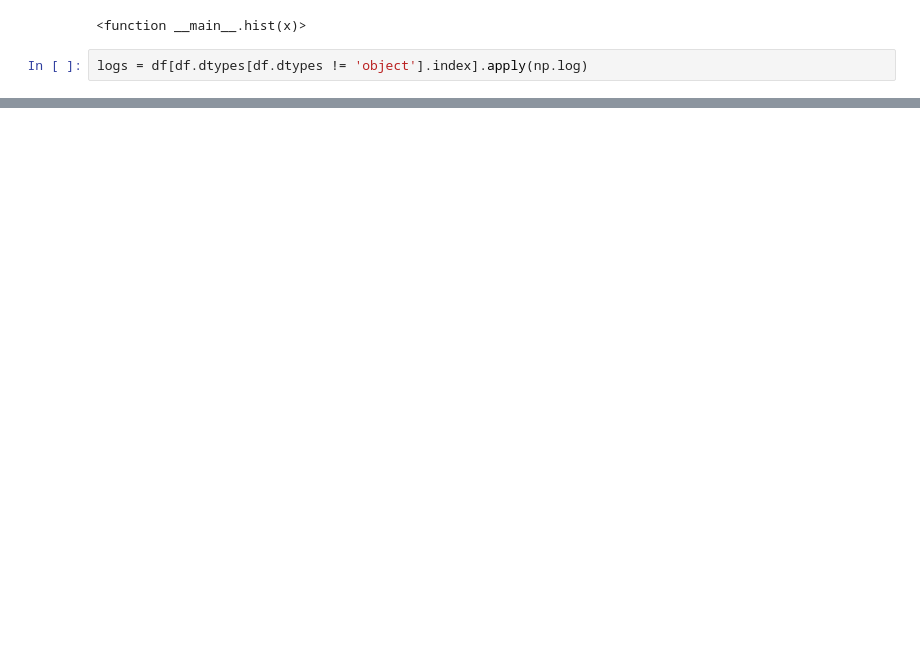
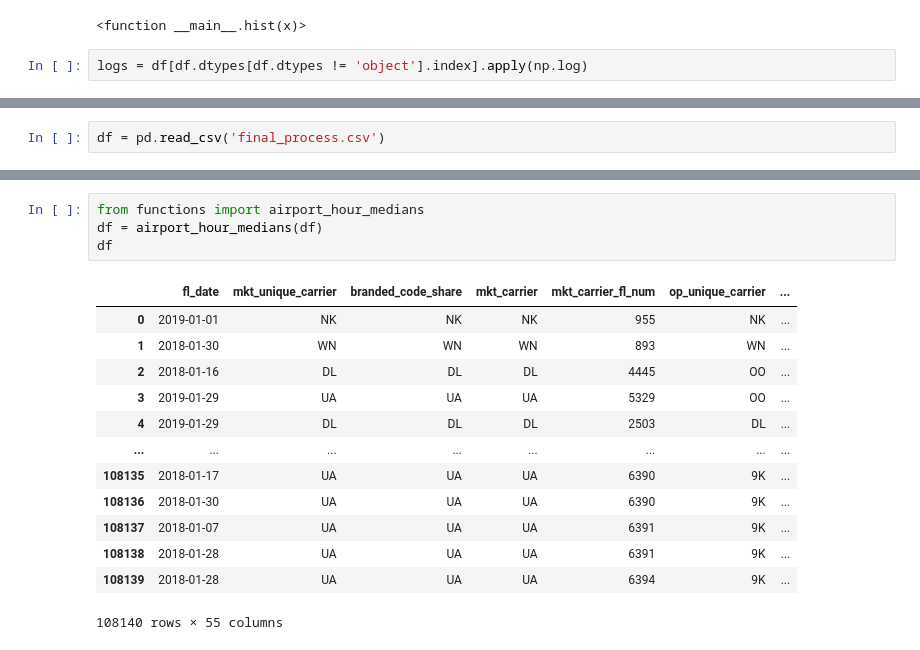
Before and after one commit to Graham-Broughton/flight_delay, a Jupyter notebook: EDA_and_preprocessing/Visualization Workbook.ipynb, the cells around one changed output, grey strips where cells are left out. Drawn from its saved outputs; the diff is of its cells as text; blank space fills up the shorter version.

```diff
--- a/EDA_and_preprocessing/Visualization Workbook.ipynb
+++ b/EDA_and_preprocessing/Visualization Workbook.ipynb
@@ -156,0 +150,2 @@ sn.heatmap(df.corr())
+# %%
+df = pd.read_csv('final_process.csv')
@@ -156,0 +167,18 @@ sn.heatmap(df.corr())
+# %%
+from functions import airport_hour_medians
+df = airport_hour_medians(df)
+df
+# %% [output]
+|  | fl_date | mkt_unique_carrier | branded_code_share | mkt_carrier | mkt_carrier_fl_num | op_unique_carrier | ... |
+| 0 | 2019-01-01 | NK | NK | NK | 955 | NK | ... |
+| 1 | 2018-01-30 | WN | WN | WN | 893 | WN | ... |
+| 2 | 2018-01-16 | DL | DL | DL | 4445 | OO | ... |
+| 3 | 2019-01-29 | UA | UA | UA | 5329 | OO | ... |
+| 4 | 2019-01-29 | DL | DL | DL | 2503 | DL | ... |
+| ... | ... | ... | ... | ... | ... | ... | ... |
+| 108135 | 2018-01-17 | UA | UA | UA | 6390 | 9K | ... |
+| 108136 | 2018-01-30 | UA | UA | UA | 6390 | 9K | ... |
+| 108137 | 2018-01-07 | UA | UA | UA | 6391 | 9K | ... |
+| 108138 | 2018-01-28 | UA | UA | UA | 6391 | 9K | ... |
+| 108139 | 2018-01-28 | UA | UA | UA | 6394 | 9K | ... |
+108140 rows × 55 columns
```
Also changed, not shown: parts of 13 cells of this notebook, 7 other files.
